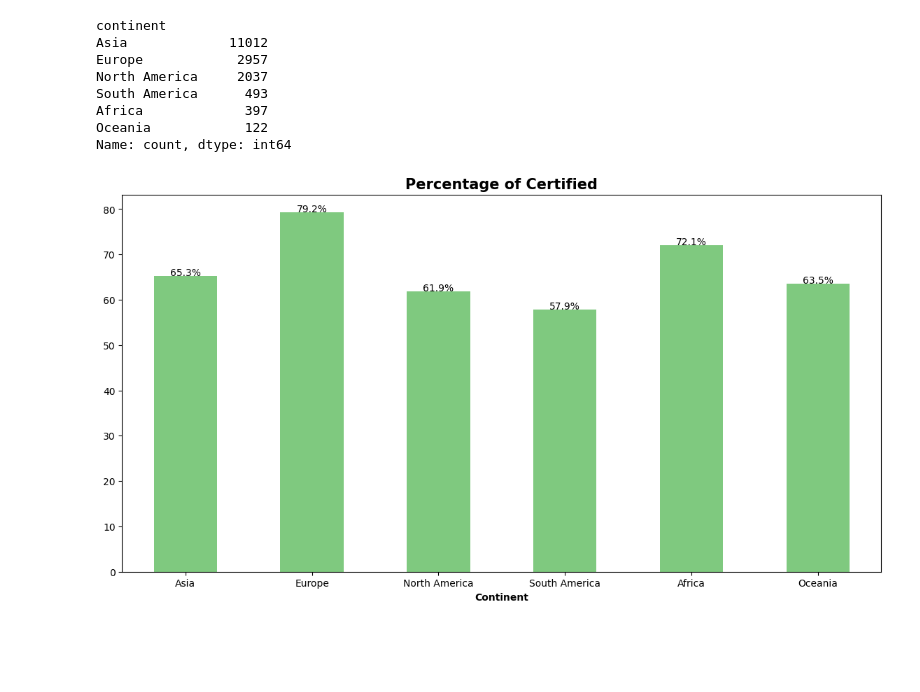
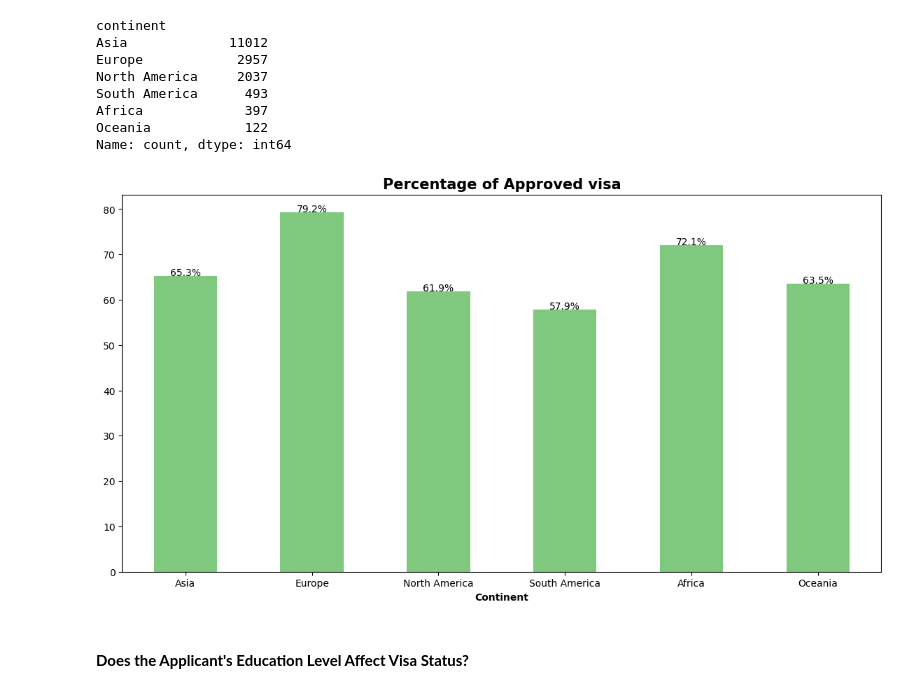
Before and after one commit to Ambily313/SmartVisa-An-Intelligent-System-for-Predicting-US-Visa-Approval, a Jupyter notebook: notebooks/EDA.ipynb, the cells around one changed output. Cells and saved outputs as stored; diff of their text form; code cells hidden in the pictures; blank space fills up the shorter version.

```diff
--- a/notebooks/EDA.ipynb
+++ b/notebooks/EDA.ipynb
@@ -489,17 +489,19 @@ Name: count, dtype: int64
 # %%
 plt.figure(figsize=[14,7])
 
 (100*df2[df2["case_status"].isin(['Certified'])]['continent'].value_counts()/df2['continent'].value_counts()).plot(
     kind='bar',stacked=True , colormap='Accent')
-plt.title("Percentage of Certified" , fontsize = 15, fontweight ='bold'  )
+plt.title("Percentage of Approved visa" , fontsize = 15, fontweight ='bold'  )
 order1 = (100*df2[df2["case_status"].isin(['Certified'])]['continent'].value_counts()/df2['continent'].value_counts())
 for n in range(order1.shape[0]):
     count = order1[n]
     strt='{:0.1f}%'.format(count)
     plt.text(n,count+0.1,strt,ha='center')
 
 plt.xlabel('Continent' , fontweight ='bold')
 plt.xticks(rotation=0)
 plt.show()
 # %% [output]
-[figure, old version]
+[figure, new version]
+# %% [markdown]
+#### **Does the Applicant's Education Level Affect Visa Status?**
```
Also changed, not shown: parts of 46 cells of this notebook.
